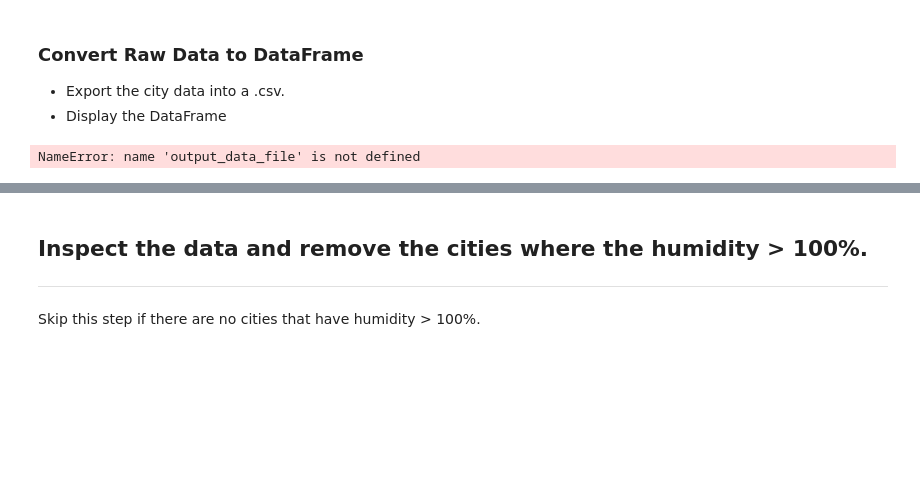
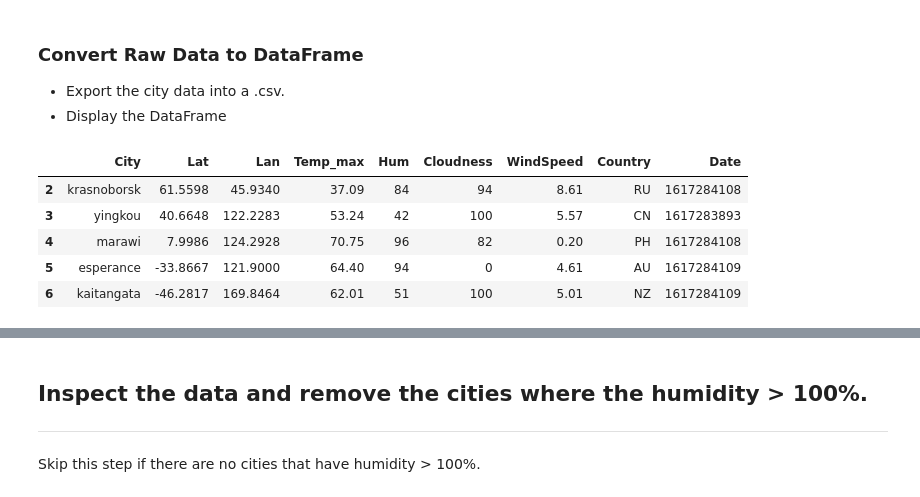
Before and after one commit to faisalmalik97/python-api-challenge, a Jupyter notebook: WeatherPy/WeatherPy.ipynb, the cells around one changed output, grey strips where cells are left out. Saved outputs shown, nothing was run; the diff lists cells and outputs as text; code cells hidden in the pictures; blank space fills up the shorter version.

```diff
--- a/WeatherPy/WeatherPy.ipynb
+++ b/WeatherPy/WeatherPy.ipynb
@@ -111,10 +111,15 @@ There are 618 records.
 * Display the DataFrame
 # %%
 # Export the City_Data into a csv
-df.to_csv(output_data_file, index_label="City_ID")
+df.to_csv("output_data_file.csv", index_label="City_ID")
 df.head()
 # %% [output]
-NameError: name 'output_data_file' is not defined
+|  | City | Lat | Lan | Temp_max | Hum | Cloudness | WindSpeed | Country | Date |
+| 2 | krasnoborsk | 61.5598 | 45.9340 | 37.09 | 84 | 94 | 8.61 | RU | 1617284108 |
+| 3 | yingkou | 40.6648 | 122.2283 | 53.24 | 42 | 100 | 5.57 | CN | 1617283893 |
+| 4 | marawi | 7.9986 | 124.2928 | 70.75 | 96 | 82 | 0.20 | PH | 1617284108 |
+| 5 | esperance | -33.8667 | 121.9000 | 64.40 | 94 | 0 | 4.61 | AU | 1617284109 |
+| 6 | kaitangata | -46.2817 | 169.8464 | 62.01 | 51 | 100 | 5.01 | NZ | 1617284109 |
 # %%
 df.count()
 # %% [output]
```
Also changed, not shown: parts of 20 cells of this notebook, 5 other files.
